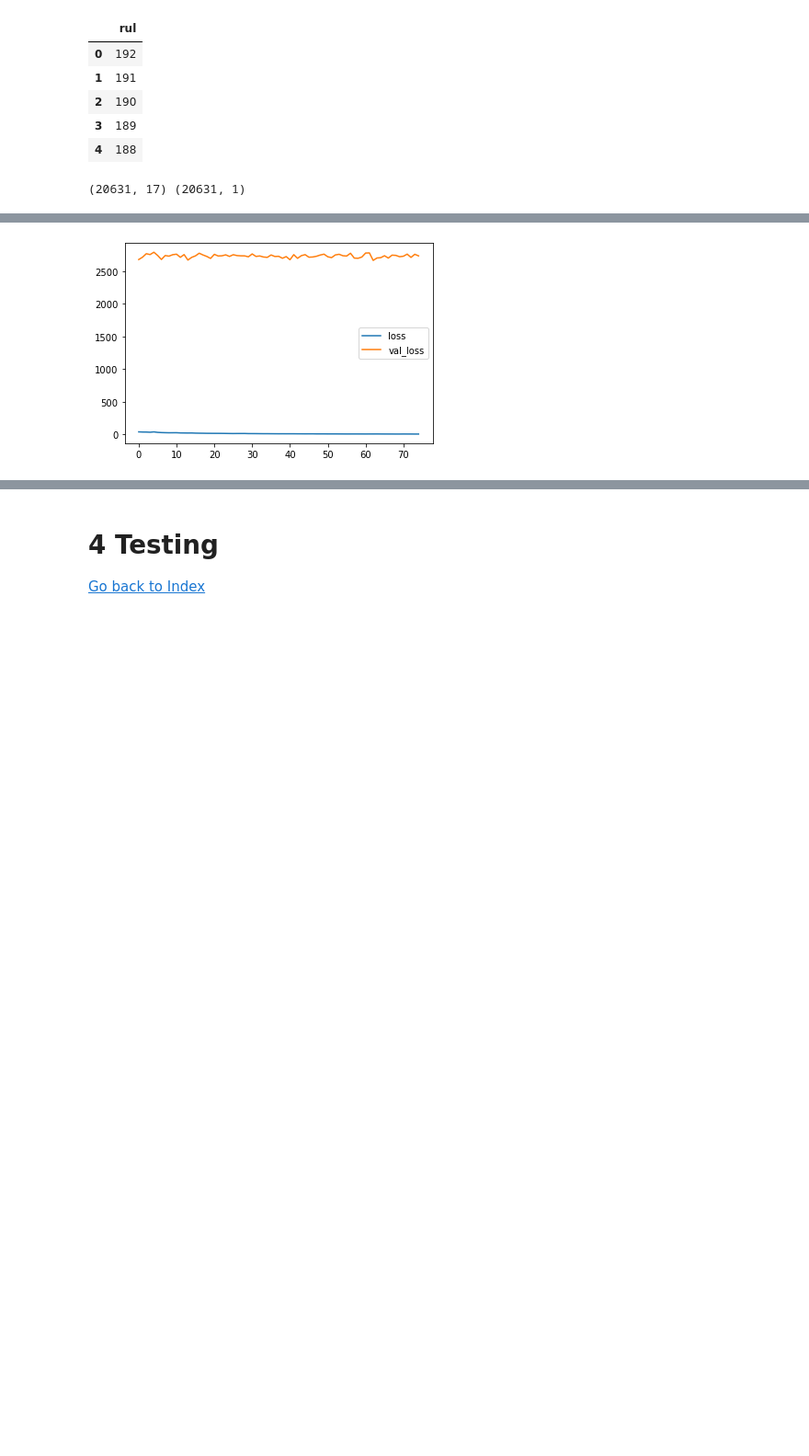
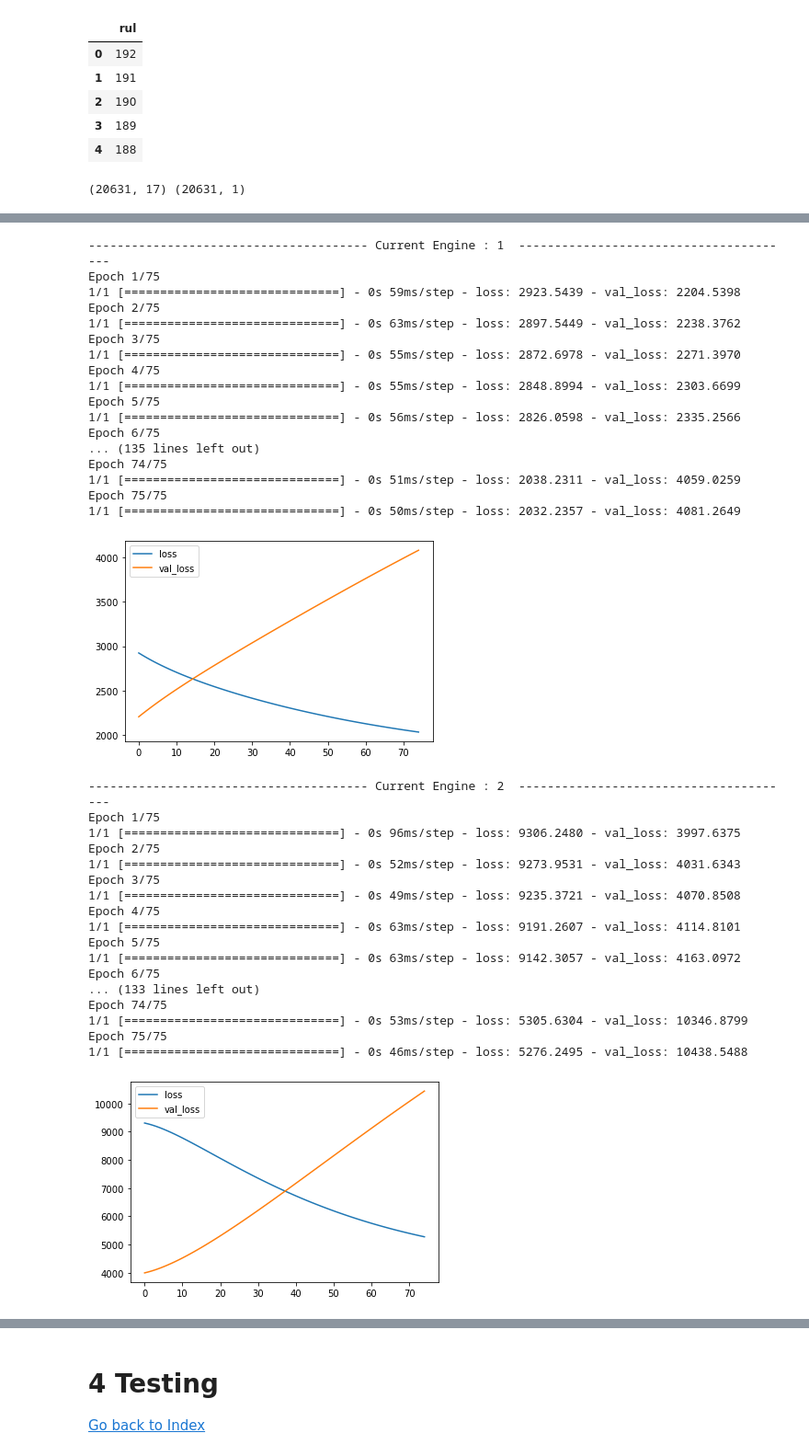
Before and after one commit to mehidi38/RUL-Prediction, a Jupyter notebook: RUL Prediction using LSTM Lookback=20.ipynb, the cells around one changed output, grey strips where cells are left out. Shown at 92% size. Drawn from its saved outputs; the diff is of its cells as text; code cells hidden in the pictures; blank space fills up the shorter version.

```diff
--- a/RUL Prediction using LSTM Lookback=20.ipynb
+++ b/RUL Prediction using LSTM Lookback=20.ipynb
@@ -230,12 +230,3 @@ y_train = np.array(RUL_df()).reshape(-1,1)
 print(X_train.shape,y_train.shape)
 # %% [output]
 (20631, 17) (20631, 1)
-# %%
-print(max_cycles)
-print(sum(max_cycles))
-count = 0
-for cycle_len in max_cycles:
-    for i in range(21):
-        y_train[count+i] = 0
-    count = count + cycle_len
-print(count)
@@ -265,6 +260,7 @@ def create_dataset(X, look_back=20):
         data.append(X[i:(i+look_back)])
     return np.array(data)
 
-
-X_train = create_dataset(X_train)
-y_train = y_train[21:]
+for i in range(len(X_train_new)):
+    X_train_new[i] = create_dataset(X_train_new[i])
+    y_train_new[i] = y_train_new[i][21:]
+    y_train_new[i] = np.array(y_train_new[i])
@@ -315,11 +297,3 @@ Trainable params: 125,217
 Non-trainable params: 0
 _________________________________________________________________
 None
-# %%
-history = model.fit(
-    X_train,
-    y_train,
-    batch_size=512,
-    epochs=75,
-    validation_split=0.15,
-    verbose=1)
@@ -348,8 +304,52 @@ dict_keys(['loss', 'val_loss'])
 # %%
-# Loss Graph
-plt.plot(history.epoch, history.history['loss'] , label = "loss")
-plt.plot(history.epoch, history.history['val_loss'] , label = "val_loss")
-plt.legend()
-plt.show()
+for i in range(len(X_train_new)):
+    print("--------------------------------------- Current Engine :",i+1," ---------------------------------------")
+    history = model.fit(
+    X_train_new[i],
+    y_train_new[i],
+    batch_size=512,
+    epochs=75,
+    validation_split=0.15,
+    verbose=1)
+    # Loss Graph
+    plt.plot(history.epoch, history.history['loss'] , label = "loss")
+    plt.plot(history.epoch, history.history['val_loss'] , label = "val_loss")
+    plt.legend()
+    plt.show()
 # %% [output]
+--------------------------------------- Current Engine : 1  ---------------------------------------
+Epoch 1/75
+1/1 [==============================] - 0s 59ms/step - loss: 2923.5439 - val_loss: 2204.5398
+Epoch 2/75
+1/1 [==============================] - 0s 63ms/step - loss: 2897.5449 - val_loss: 2238.3762
+Epoch 3/75
+1/1 [==============================] - 0s 55ms/step - loss: 2872.6978 - val_loss: 2271.3970
+Epoch 4/75
+1/1 [==============================] - 0s 55ms/step - loss: 2848.8994 - val_loss: 2303.6699
+Epoch 5/75
+1/1 [==============================] - 0s 56ms/step - loss: 2826.0598 - val_loss: 2335.2566
+Epoch 6/75
+... (135 lines left out)
+Epoch 74/75
+1/1 [==============================] - 0s 51ms/step - loss: 2038.2311 - val_loss: 4059.0259
+Epoch 75/75
+1/1 [==============================] - 0s 50ms/step - loss: 2032.2357 - val_loss: 4081.2649
-[figure, old version]
+[figure, new version]
+--------------------------------------- Current Engine : 2  ---------------------------------------
+Epoch 1/75
+1/1 [==============================] - 0s 96ms/step - loss: 9306.2480 - val_loss: 3997.6375
+Epoch 2/75
+1/1 [==============================] - 0s 52ms/step - loss: 9273.9531 - val_loss: 4031.6343
+Epoch 3/75
+1/1 [==============================] - 0s 49ms/step - loss: 9235.3721 - val_loss: 4070.8508
+Epoch 4/75
+1/1 [==============================] - 0s 63ms/step - loss: 9191.2607 - val_loss: 4114.8101
+Epoch 5/75
+1/1 [==============================] - 0s 63ms/step - loss: 9142.3057 - val_loss: 4163.0972
+Epoch 6/75
+... (133 lines left out)
+Epoch 74/75
+1/1 [==============================] - 0s 53ms/step - loss: 5305.6304 - val_loss: 10346.8799
+Epoch 75/75
+1/1 [==============================] - 0s 46ms/step - loss: 5276.2495 - val_loss: 10438.5488
+[figure, added]
```
Also changed, not shown: parts of 42 cells of this notebook, 2 other files.
